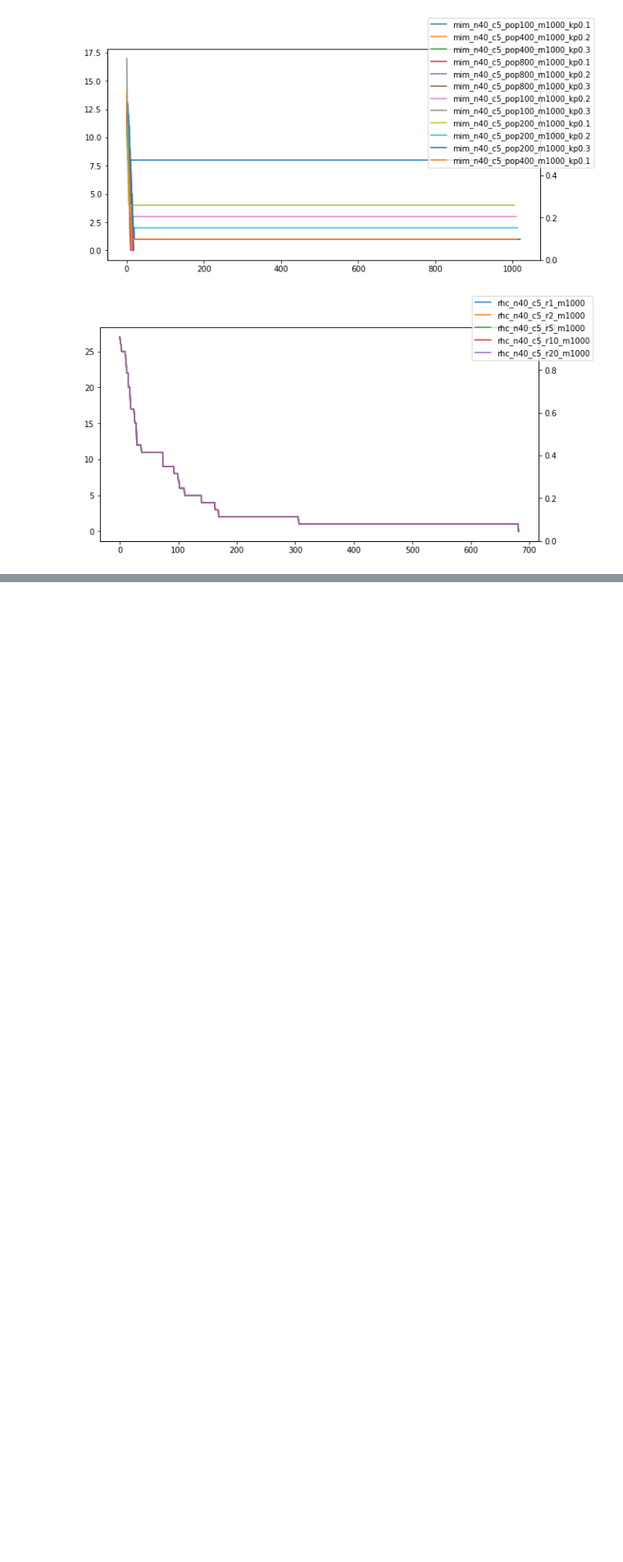
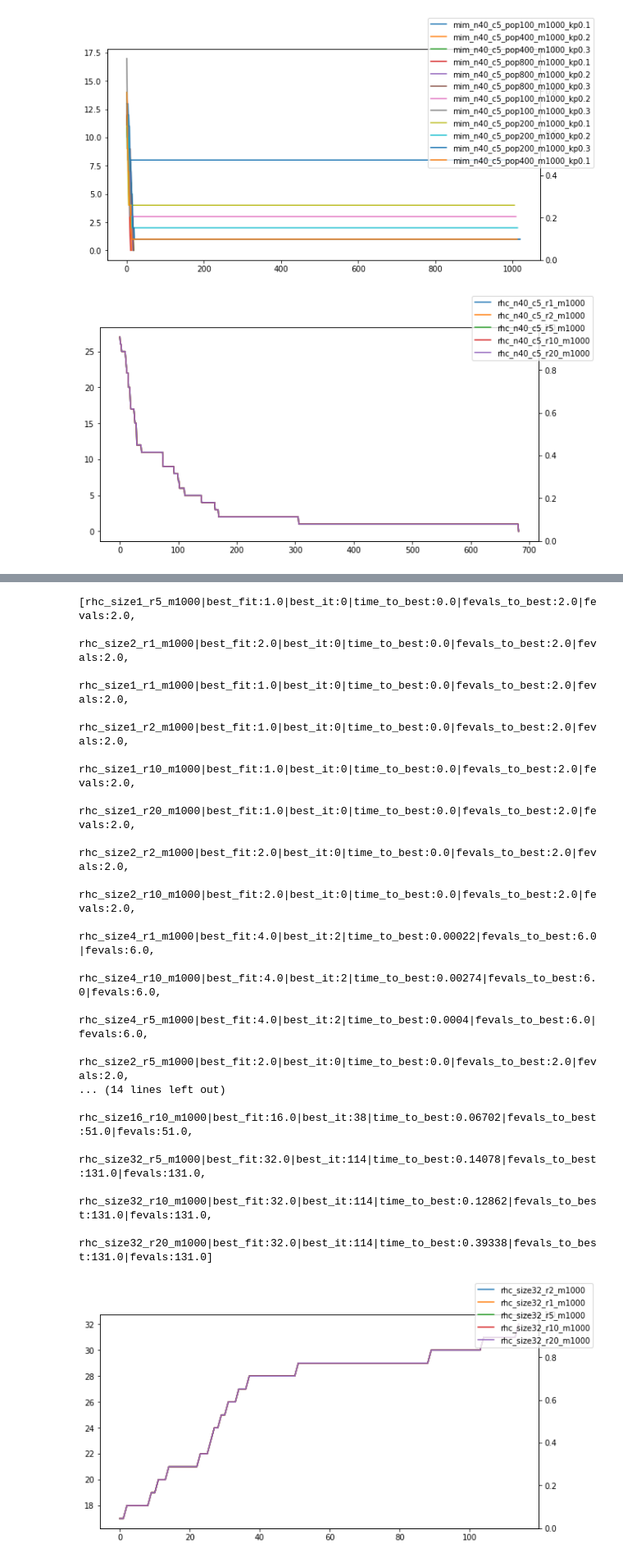
Before and after one commit to patrickdmiller/random_optimization, a Jupyter notebook: jupyter/experiments.ipynb, the cells around one changed output, grey strips where cells are left out. Shown: that part at 82% size. Drawn from its saved outputs; the diff is of its cells as text; code cells hidden in the pictures; blank space fills up the shorter version.

```diff
--- a/jupyter/experiments.ipynb
+++ b/jupyter/experiments.ipynb
@@ -143,0 +213,26 @@ graph_generate_single(rhc, search=s)
+# %%
+rhc = Experiment.pickle_load(os.path.join(mlr_data, 'onemax','pickle_rhc.p'))
+#graph it.
+s = Search()
+s.filters.append(TagFilter('size',32))
+graph_generate_single(rhc, search=s)
+rhc.results
+# %% [output]
+[rhc_size1_r5_m1000|best_fit:1.0|best_it:0|time_to_best:0.0|fevals_to_best:2.0|fevals:2.0,
+ rhc_size2_r1_m1000|best_fit:2.0|best_it:0|time_to_best:0.0|fevals_to_best:2.0|fevals:2.0,
+ rhc_size1_r1_m1000|best_fit:1.0|best_it:0|time_to_best:0.0|fevals_to_best:2.0|fevals:2.0,
+ rhc_size1_r2_m1000|best_fit:1.0|best_it:0|time_to_best:0.0|fevals_to_best:2.0|fevals:2.0,
+ rhc_size1_r10_m1000|best_fit:1.0|best_it:0|time_to_best:0.0|fevals_to_best:2.0|fevals:2.0,
+ rhc_size1_r20_m1000|best_fit:1.0|best_it:0|time_to_best:0.0|fevals_to_best:2.0|fevals:2.0,
+ rhc_size2_r2_m1000|best_fit:2.0|best_it:0|time_to_best:0.0|fevals_to_best:2.0|fevals:2.0,
+ rhc_size2_r10_m1000|best_fit:2.0|best_it:0|time_to_best:0.0|fevals_to_best:2.0|fevals:2.0,
+ rhc_size4_r1_m1000|best_fit:4.0|best_it:2|time_to_best:0.00022|fevals_to_best:6.0|fevals:6.0,
+ rhc_size4_r10_m1000|best_fit:4.0|best_it:2|time_to_best:0.00274|fevals_to_best:6.0|fevals:6.0,
+ rhc_size4_r5_m1000|best_fit:4.0|best_it:2|time_to_best:0.0004|fevals_to_best:6.0|fevals:6.0,
+ rhc_size2_r5_m1000|best_fit:2.0|best_it:0|time_to_best:0.0|fevals_to_best:2.0|fevals:2.0,
+... (14 lines left out)
+ rhc_size16_r10_m1000|best_fit:16.0|best_it:38|time_to_best:0.06702|fevals_to_best:51.0|fevals:51.0,
+ rhc_size32_r5_m1000|best_fit:32.0|best_it:114|time_to_best:0.14078|fevals_to_best:131.0|fevals:131.0,
+ rhc_size32_r10_m1000|best_fit:32.0|best_it:114|time_to_best:0.12862|fevals_to_best:131.0|fevals:131.0,
+ rhc_size32_r20_m1000|best_fit:32.0|best_it:114|time_to_best:0.39338|fevals_to_best:131.0|fevals:131.0]
+[figure, added]
```
Also changed, not shown: parts of 4 cells of this notebook, 3 other files.
